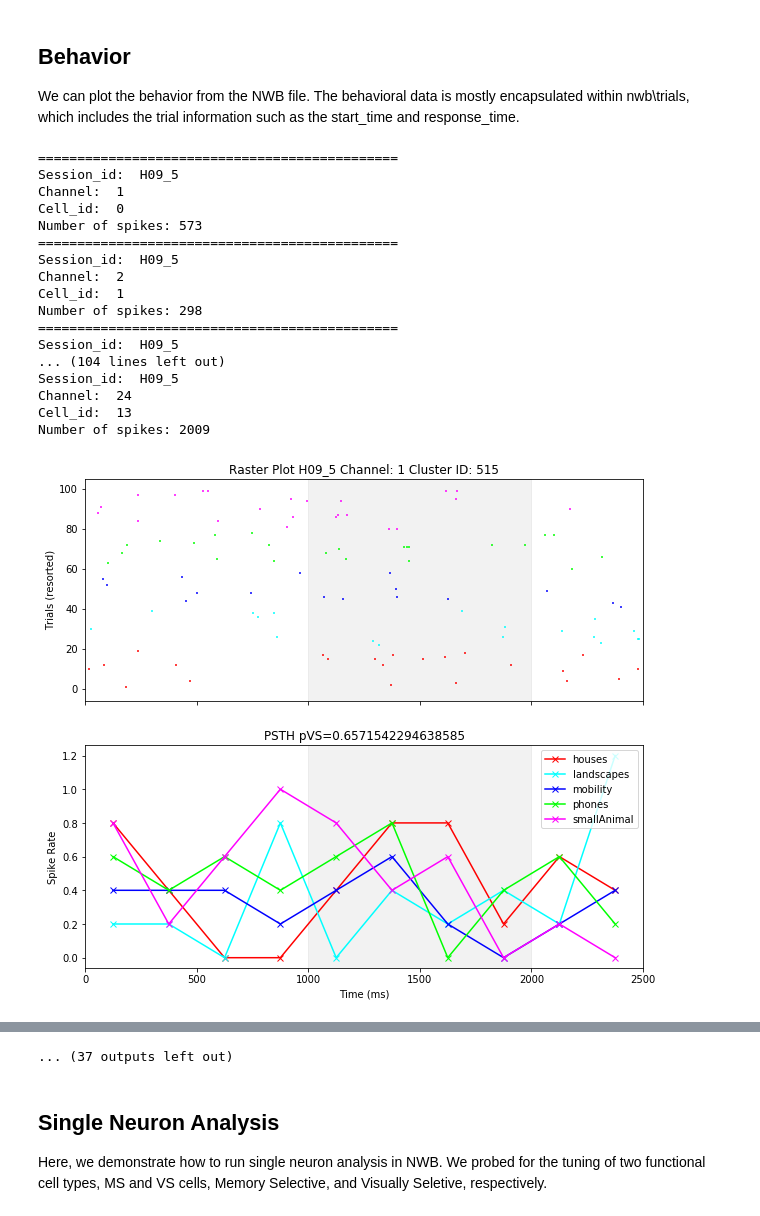
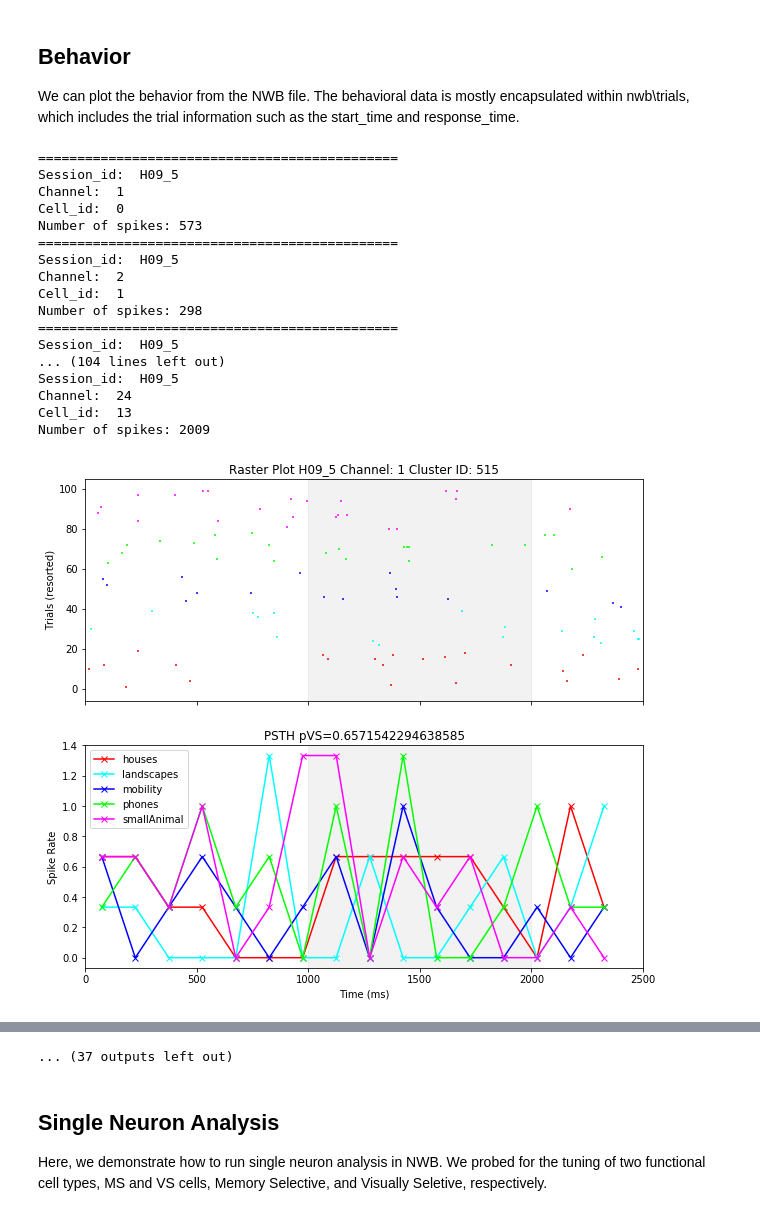
Before and after one commit to rutishauserlab/recogmem-release-NWB, a Jupyter notebook: RutishauserLabtoNWB/events/newolddelay/python/analysis/demo/demoAnalysis.ipynb, the cells around one changed output, grey strips where cells are left out. Cells and saved outputs as stored; diff of their text form; code cells hidden in the pictures.

```diff
--- a/RutishauserLabtoNWB/events/newolddelay/python/analysis/demo/demoAnalysis.ipynb
+++ b/RutishauserLabtoNWB/events/newolddelay/python/analysis/demo/demoAnalysis.ipynb
@@ -215,32 +215,32 @@ We can plot the behavior from the NWB file. The behavioral data is mostly encaps
 # %%
 #Plot the Neuron(s)
 
 #Get the spike times from the NWB file
 index = 0
 nwb.units.get_unit_spike_times(index)
 
 neurons = single_neuron.extract_neuron_data_from_nwb(nwb)
 
 #Plot all the Neurons
 for neuron in neurons:
-    neuron.raster_psth(cell_type='visual', bin_size = 250)
-    neuron.raster_psth(cell_type = 'memory', bin_size = 250)
+    neuron.raster_psth(cell_type='visual', bin_size = 150)
+    neuron.raster_psth(cell_type = 'memory', bin_size = 150)
 # %% [output]
 ==============================================
 Session_id:  H09_5
 Channel:  1
 Cell_id:  0
 Number of spikes: 573
 ==============================================
 Session_id:  H09_5
 Channel:  2
 Cell_id:  1
 Number of spikes: 298
 ==============================================
 Session_id:  H09_5
 ... (104 lines left out)
 Session_id:  H09_5
 Channel:  24
 Cell_id:  13
 Number of spikes: 2009
-[figure, old version]
+[figure, new version]
```
Also changed, not shown: parts of 1 cell of this notebook, 2 other files.
